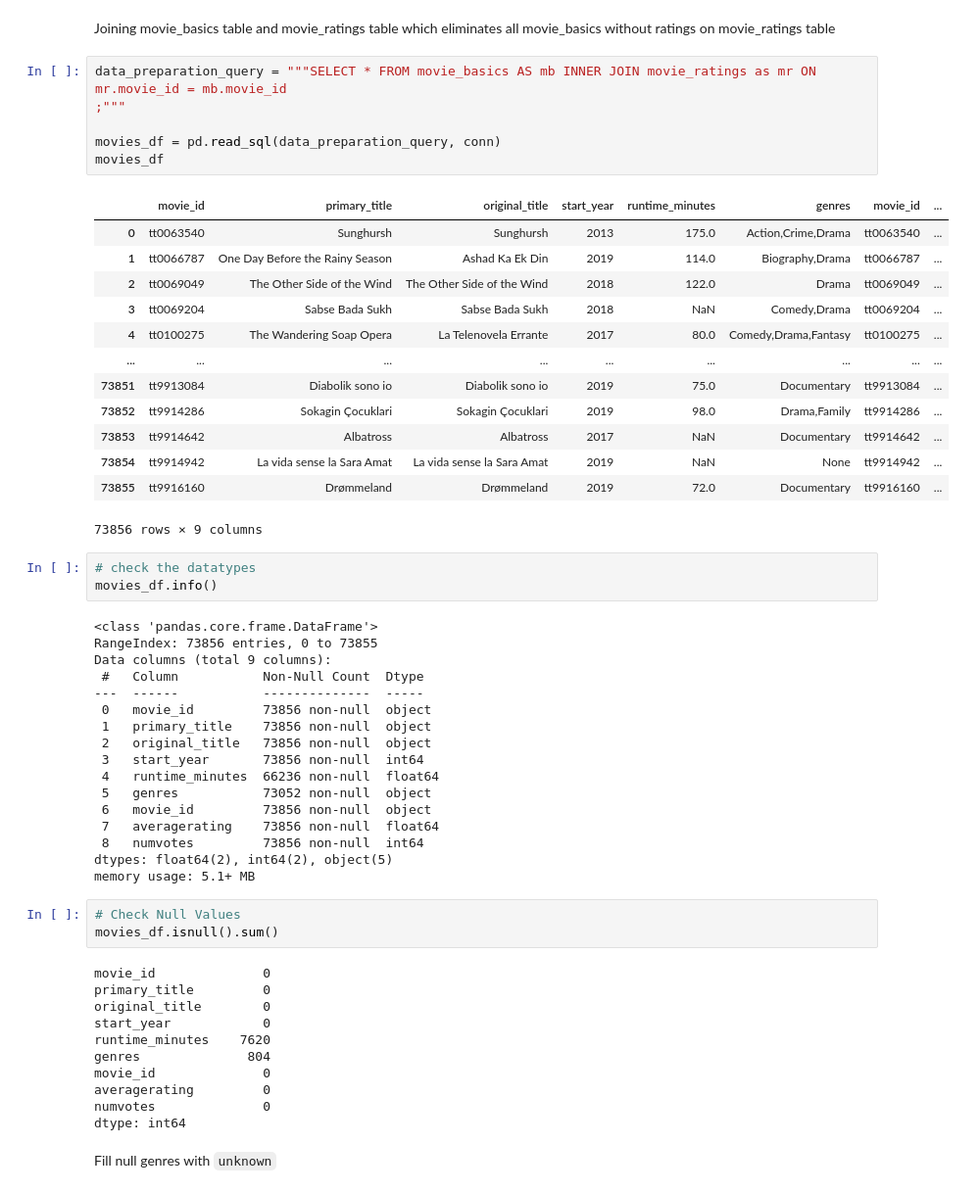
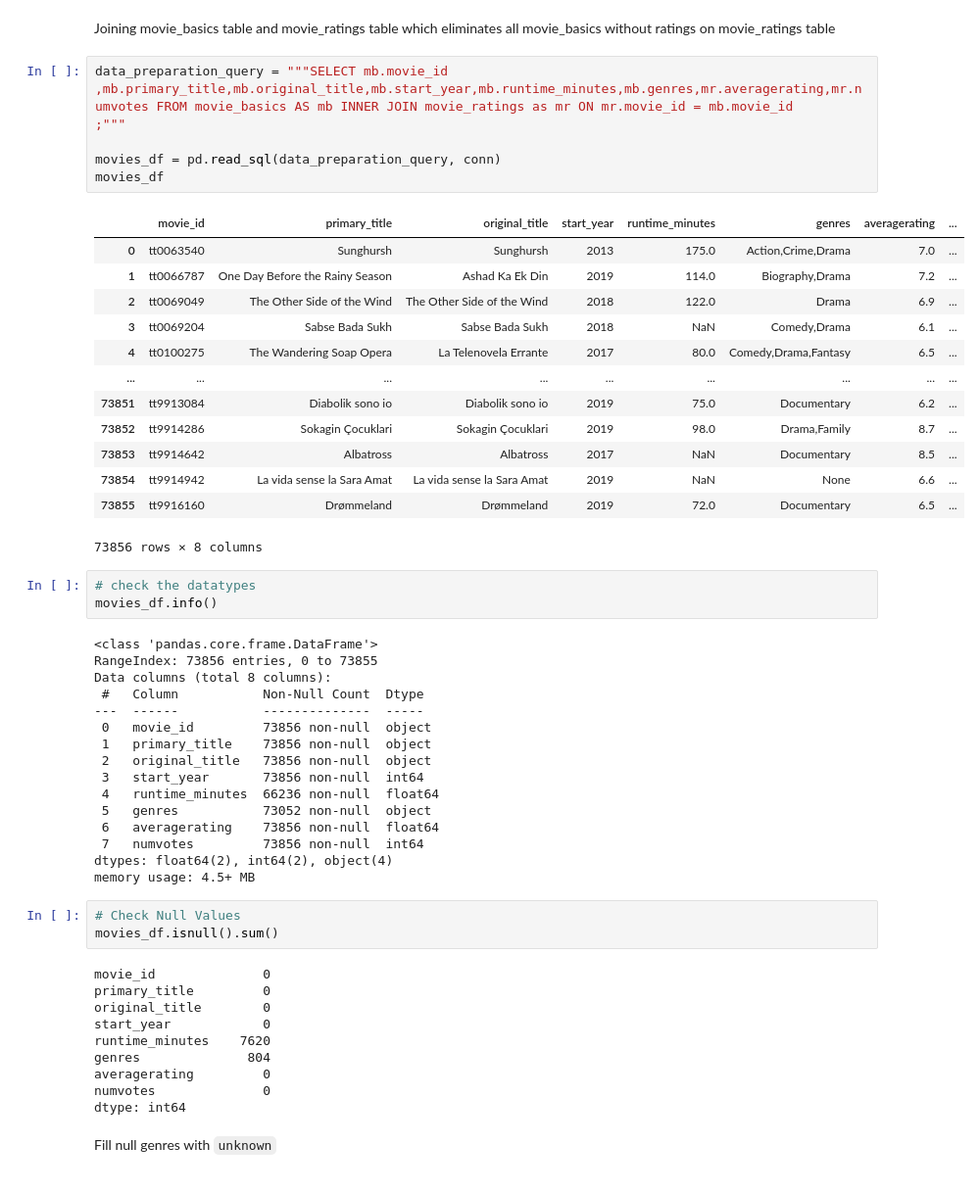
Before and after one commit to Owiti-Charles/Movie_Analysis, a Jupyter notebook: student.ipynb, the cells around one changed output. Shown: that part at 98% size. Saved outputs shown, nothing was run; the diff lists cells and outputs as text.

Commit message:
Data visualization

```diff
--- a/student.ipynb
+++ b/student.ipynb
@@ -98,32 +102,32 @@ Our goal is to analyze the relationship between ratings, votes, and genres.
 # %% [markdown]
 Joining movie_basics table and movie_ratings table which eliminates all movie_basics without ratings on movie_ratings table
 # %%
-data_preparation_query = """SELECT * FROM movie_basics AS mb INNER JOIN movie_ratings as mr ON mr.movie_id = mb.movie_id
+data_preparation_query = """SELECT mb.movie_id ,mb.primary_title,mb.original_title,mb.start_year,mb.runtime_minutes,mb.genres,mr.averagerating,mr.numvotes FROM movie_basics AS mb INNER JOIN movie_ratings as mr ON mr.movie_id = mb.movie_id
 ;"""
 
 movies_df = pd.read_sql(data_preparation_query, conn)
 movies_df
 # %% [output]
-|  | movie_id | primary_title | original_title | start_year | runtime_minutes | genres | movie_id | ... |
-| 0 | tt0063540 | Sunghursh | Sunghursh | 2013 | 175.0 | Action,Crime,Drama | tt0063540 | ... |
-| 1 | tt0066787 | One Day Before the Rainy Season | Ashad Ka Ek Din | 2019 | 114.0 | Biography,Drama | tt0066787 | ... |
-| 2 | tt0069049 | The Other Side of the Wind | The Other Side of the Wind | 2018 | 122.0 | Drama | tt0069049 | ... |
-| 3 | tt0069204 | Sabse Bada Sukh | Sabse Bada Sukh | 2018 | NaN | Comedy,Drama | tt0069204 | ... |
-| 4 | tt0100275 | The Wandering Soap Opera | La Telenovela Errante | 2017 | 80.0 | Comedy,Drama,Fantasy | tt0100275 | ... |
+|  | movie_id | primary_title | original_title | start_year | runtime_minutes | genres | averagerating | ... |
+| 0 | tt0063540 | Sunghursh | Sunghursh | 2013 | 175.0 | Action,Crime,Drama | 7.0 | ... |
+| 1 | tt0066787 | One Day Before the Rainy Season | Ashad Ka Ek Din | 2019 | 114.0 | Biography,Drama | 7.2 | ... |
+| 2 | tt0069049 | The Other Side of the Wind | The Other Side of the Wind | 2018 | 122.0 | Drama | 6.9 | ... |
+| 3 | tt0069204 | Sabse Bada Sukh | Sabse Bada Sukh | 2018 | NaN | Comedy,Drama | 6.1 | ... |
+| 4 | tt0100275 | The Wandering Soap Opera | La Telenovela Errante | 2017 | 80.0 | Comedy,Drama,Fantasy | 6.5 | ... |
 | ... | ... | ... | ... | ... | ... | ... | ... | ... |
-| 73851 | tt9913084 | Diabolik sono io | Diabolik sono io | 2019 | 75.0 | Documentary | tt9913084 | ... |
-| 73852 | tt9914286 | Sokagin Çocuklari | Sokagin Çocuklari | 2019 | 98.0 | Drama,Family | tt9914286 | ... |
-| 73853 | tt9914642 | Albatross | Albatross | 2017 | NaN | Documentary | tt9914642 | ... |
-| 73854 | tt9914942 | La vida sense la Sara Amat | La vida sense la Sara Amat | 2019 | NaN | None | tt9914942 | ... |
-| 73855 | tt9916160 | Drømmeland | Drømmeland | 2019 | 72.0 | Documentary | tt9916160 | ... |
+| 73851 | tt9913084 | Diabolik sono io | Diabolik sono io | 2019 | 75.0 | Documentary | 6.2 | ... |
+| 73852 | tt9914286 | Sokagin Çocuklari | Sokagin Çocuklari | 2019 | 98.0 | Drama,Family | 8.7 | ... |
+| 73853 | tt9914642 | Albatross | Albatross | 2017 | NaN | Documentary | 8.5 | ... |
+| 73854 | tt9914942 | La vida sense la Sara Amat | La vida sense la Sara Amat | 2019 | NaN | None | 6.6 | ... |
+| 73855 | tt9916160 | Drømmeland | Drømmeland | 2019 | 72.0 | Documentary | 6.5 | ... |
-73856 rows × 9 columns
+73856 rows × 8 columns
 # %%
 # check the datatypes
 movies_df.info()
 # %% [output]
 <class 'pandas.core.frame.DataFrame'>
 RangeIndex: 73856 entries, 0 to 73855
-Data columns (total 9 columns):
+Data columns (total 8 columns):
  #   Column           Non-Null Count  Dtype
 ---  ------           --------------  -----
  0   movie_id         73856 non-null  object
@@ -132,11 +136,10 @@ Data columns (total 9 columns):
  3   start_year       73856 non-null  int64
  4   runtime_minutes  66236 non-null  float64
  5   genres           73052 non-null  object
- 6   movie_id         73856 non-null  object
- 7   averagerating    73856 non-null  float64
- 8   numvotes         73856 non-null  int64
-dtypes: float64(2), int64(2), object(5)
-memory usage: 5.1+ MB
+ 6   averagerating    73856 non-null  float64
+ 7   numvotes         73856 non-null  int64
+dtypes: float64(2), int64(2), object(4)
+memory usage: 4.5+ MB
 # %%
 # Check Null Values
 movies_df.isnull().sum()
@@ -147,7 +150,6 @@ original_title        0
 start_year            0
 runtime_minutes    7620
 genres              804
-movie_id              0
 averagerating         0
 numvotes              0
 dtype: int64
```
Also changed, not shown: parts of 25 cells of this notebook.
